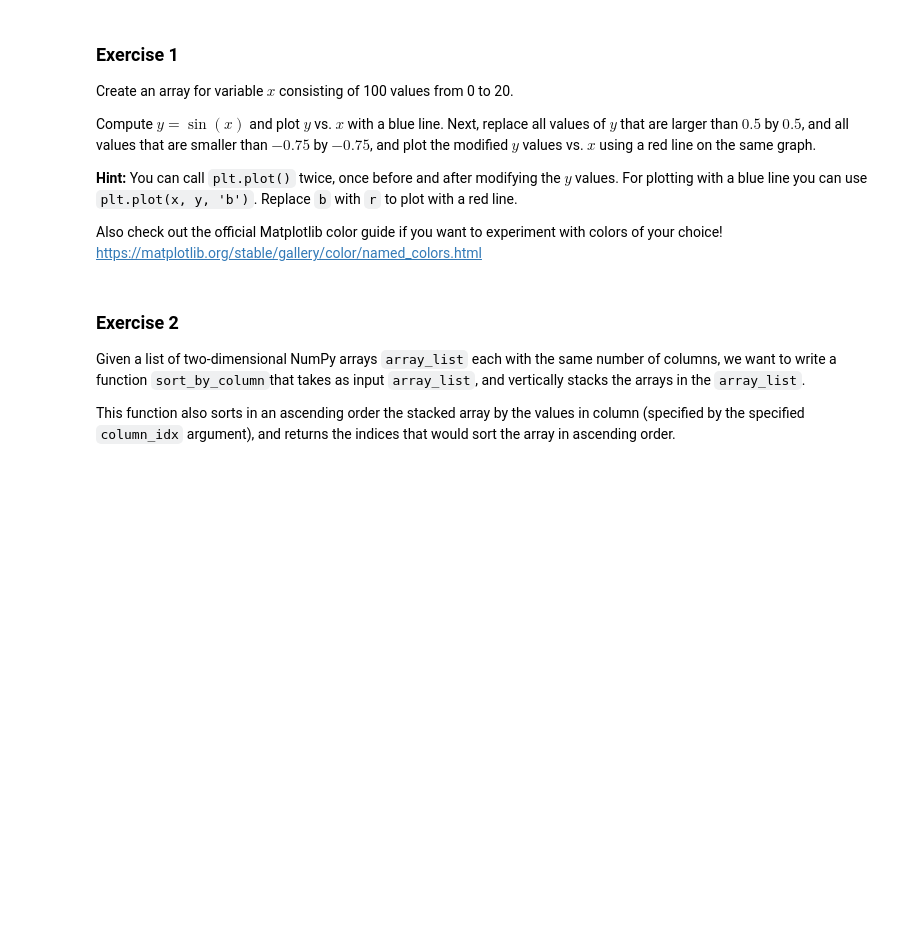
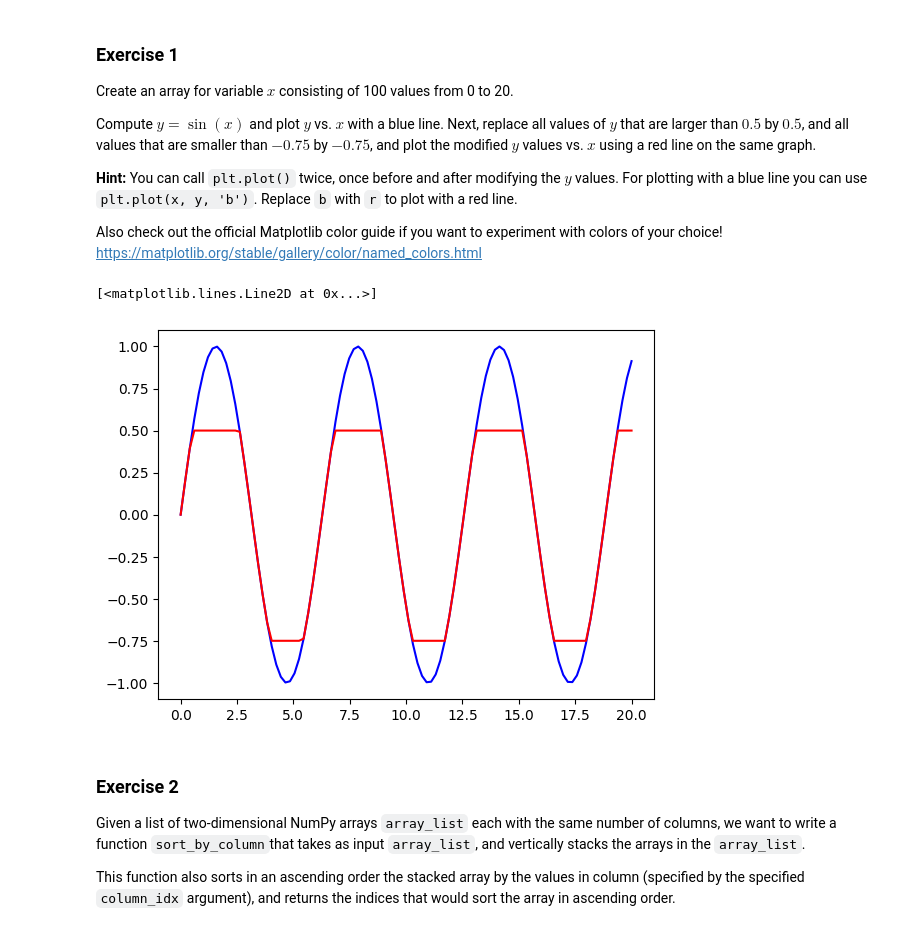
Before and after one commit to Ian-YJX/deep-learning-2026, a Jupyter notebook: SESSION1/session1_p1_student.ipynb, the cells around one changed output. Cells and saved outputs as stored; diff of their text form; code cells hidden in the pictures; blank space fills up the shorter version.

```diff
--- a/SESSION1/session1_p1_student.ipynb
+++ b/SESSION1/session1_p1_student.ipynb
@@ -604,15 +604,24 @@ https://matplotlib.org/stable/gallery/color/named_colors.html
 # %%
 # """
 # You solution here
 # """
 # raise NotImplementedError("Write your answer here")
 # x = np.linspace(0, ..., ...)
 # y = np.sin(x)
 # # plot the graph
 # y[...] = 0.5
 # y[...] = -0.75
 # # plot the graph
 # # ADD FIGURE
+x=np.linspace(0,20,100)
+y=np.sin(x)
+plt.plot(x,y,'b')
+y[y>0.5]=0.5
+y[y<-0.75]=-0.75
+plt.plot(x,y,'r')
+# %% [output]
+[<matplotlib.lines.Line2D at 0x...>]
+[figure, added]
 # %% [markdown]
 ### Exercise 2
 
```
Also changed, not shown: parts of 1 cell of this notebook.
